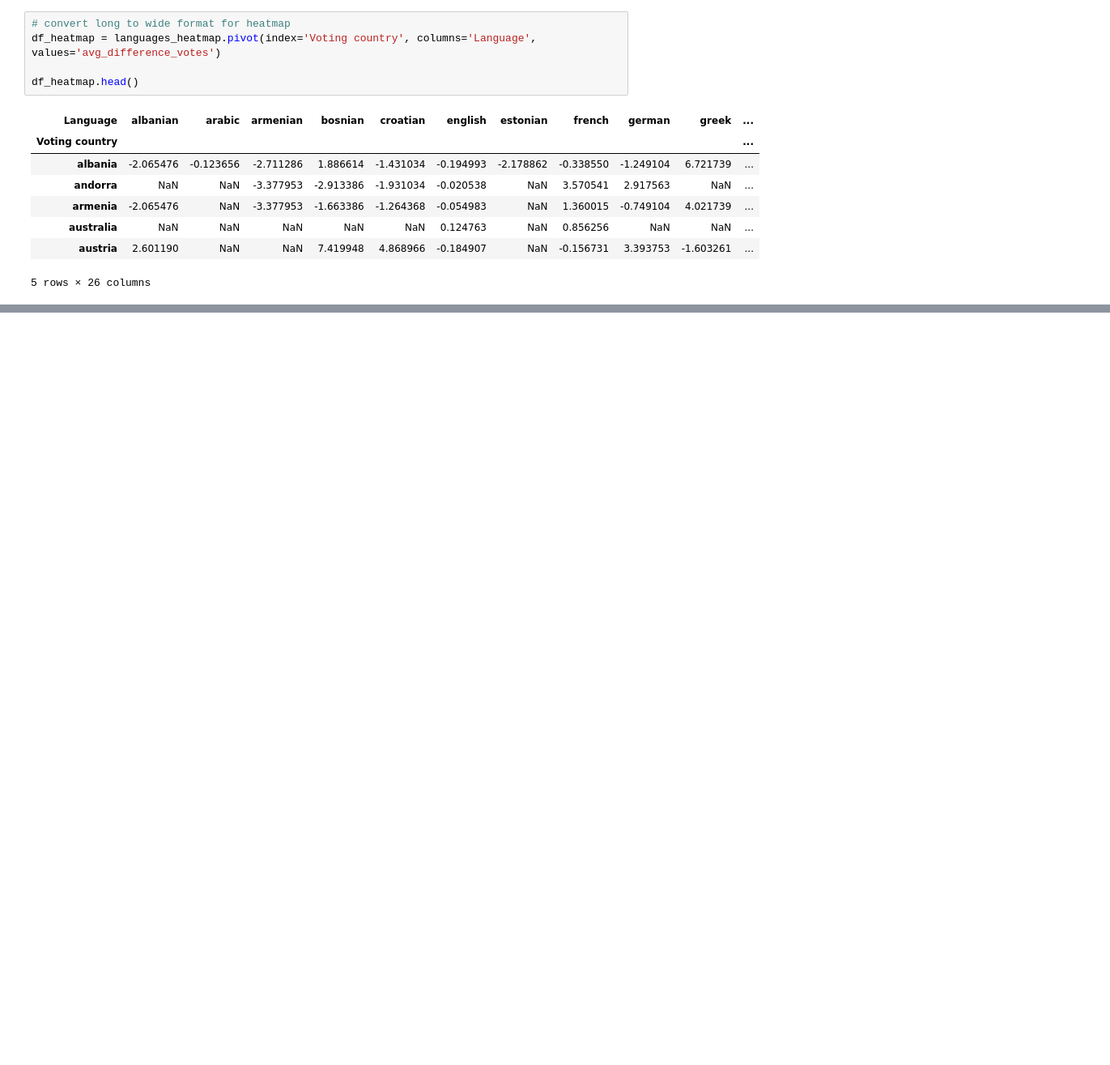
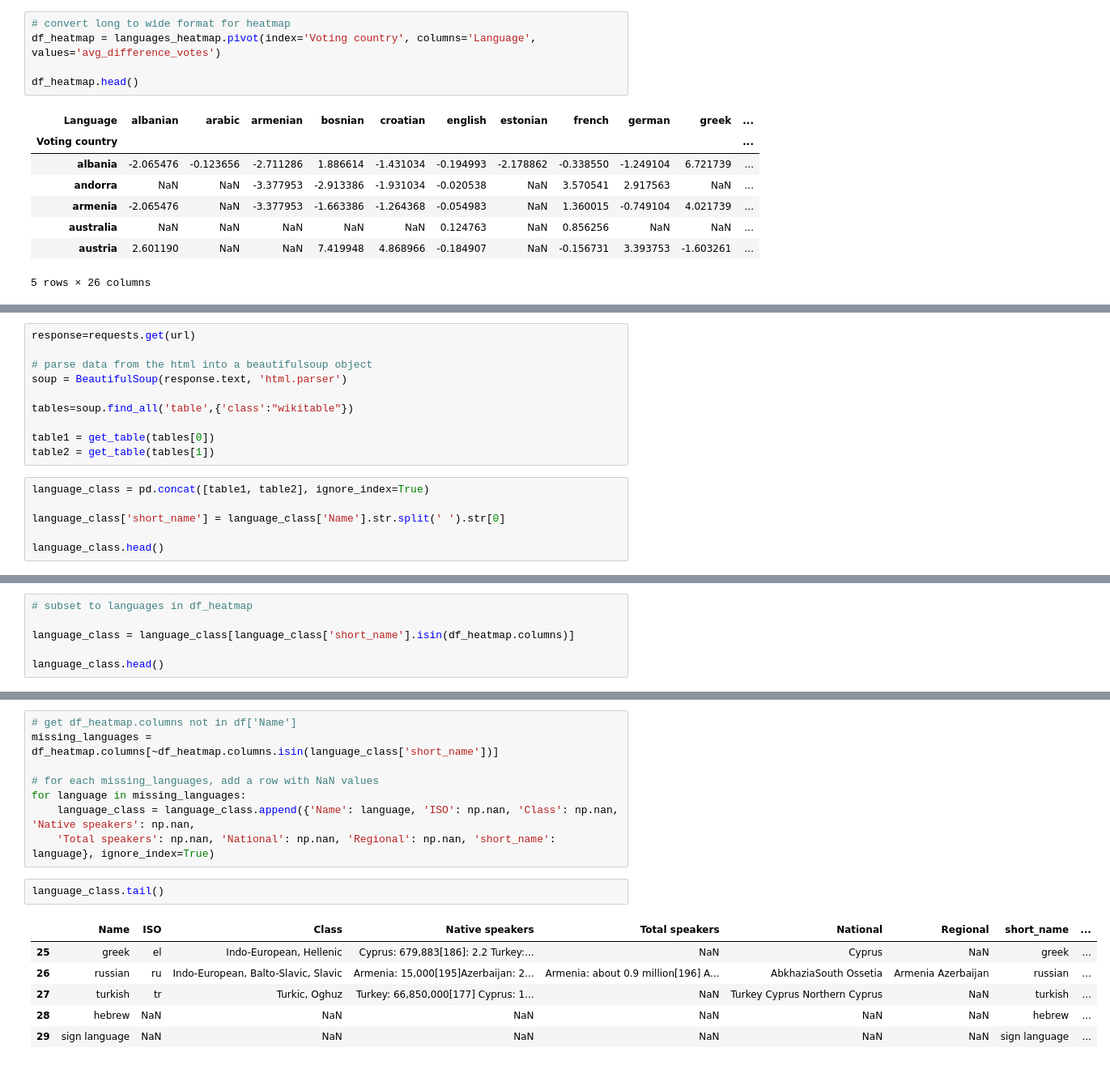
Before and after one commit to KatrionaGoldmann/Eurovision_TDS, a Jupyter notebook: eurovision/language_visualistaions.ipynb, the cells around one changed output, grey strips where cells are left out. Shown at 81% size. Drawn from its saved outputs; the diff is of its cells as text; blank space fills up the shorter version.

Commit message:
Add col annotations for language class

```diff
--- a/eurovision/language_visualistaions.ipynb
+++ b/eurovision/language_visualistaions.ipynb
@@ -245,0 +271,16 @@ Text(0.5, 1.05, 'Average voting deviation per language')
+# %%
+response=requests.get(url)
+
+# parse data from the html into a beautifulsoup object
+soup = BeautifulSoup(response.text, 'html.parser')
+
+tables=soup.find_all('table',{'class':"wikitable"})
+
+table1 = get_table(tables[0])
+table2 = get_table(tables[1])
+# %%
+language_class = pd.concat([table1, table2], ignore_index=True)
+
+language_class['short_name'] = language_class['Name'].str.split(' ').str[0]
+
+language_class.head()
@@ -245,0 +294,6 @@ Text(0.5, 1.05, 'Average voting deviation per language')
+# %%
+# subset to languages in df_heatmap
+
+language_class = language_class[language_class['short_name'].isin(df_heatmap.columns)]
+
+language_class.head()
@@ -245,0 +307,17 @@ Text(0.5, 1.05, 'Average voting deviation per language')
+# %%
+# get df_heatmap.columns not in df['Name']
+missing_languages = df_heatmap.columns[~df_heatmap.columns.isin(language_class['short_name'])]
+
+# for each missing_languages, add a row with NaN values
+for language in missing_languages:
+    language_class = language_class.append({'Name': language, 'ISO': np.nan, 'Class': np.nan, 'Native speakers': np.nan,
+    'Total speakers': np.nan, 'National': np.nan, 'Regional': np.nan, 'short_name': language}, ignore_index=True)
+# %%
+language_class.tail()
+# %% [output]
+|  | Name | ISO | Class | Native speakers | Total speakers | National | Regional | short_name | ... |
+| 25 | greek | el | Indo-European, Hellenic | Cyprus: 679,883[186]: 2.2 Turkey:... | NaN | Cyprus | NaN | greek | ... |
+| 26 | russian | ru | Indo-European, Balto-Slavic, Slavic | Armenia: 15,000[195]Azerbaijan: 2... | Armenia: about 0.9 million[196] A... | AbkhaziaSouth Ossetia | Armenia Azerbaijan | russian | ... |
+| 27 | turkish | tr | Turkic, Oghuz | Turkey: 66,850,000[177] Cyprus: 1... | NaN | Turkey Cyprus Northern Cyprus | NaN | turkish | ... |
+| 28 | hebrew | NaN | NaN | NaN | NaN | NaN | NaN | hebrew | ... |
+| 29 | sign language | NaN | NaN | NaN | NaN | NaN | NaN | sign language | ... |
```
Also changed, not shown: parts of 21 cells of this notebook.
